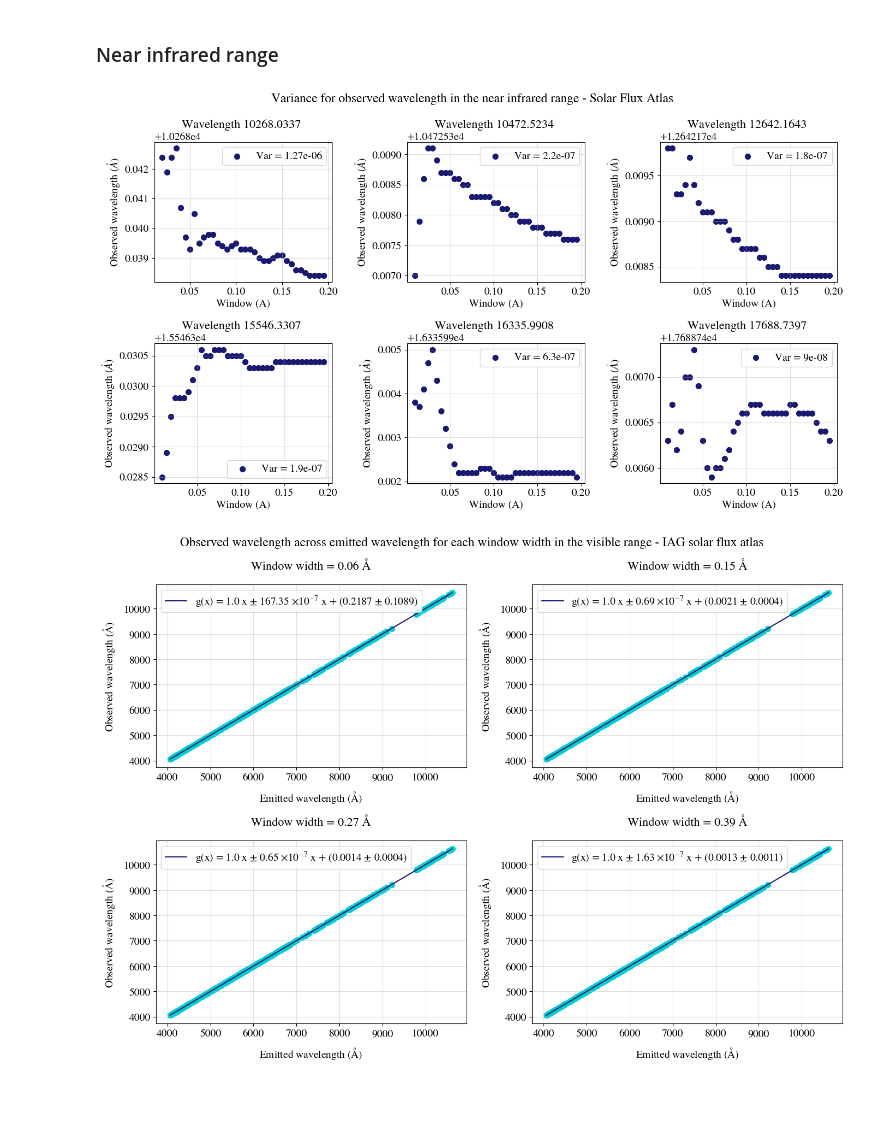
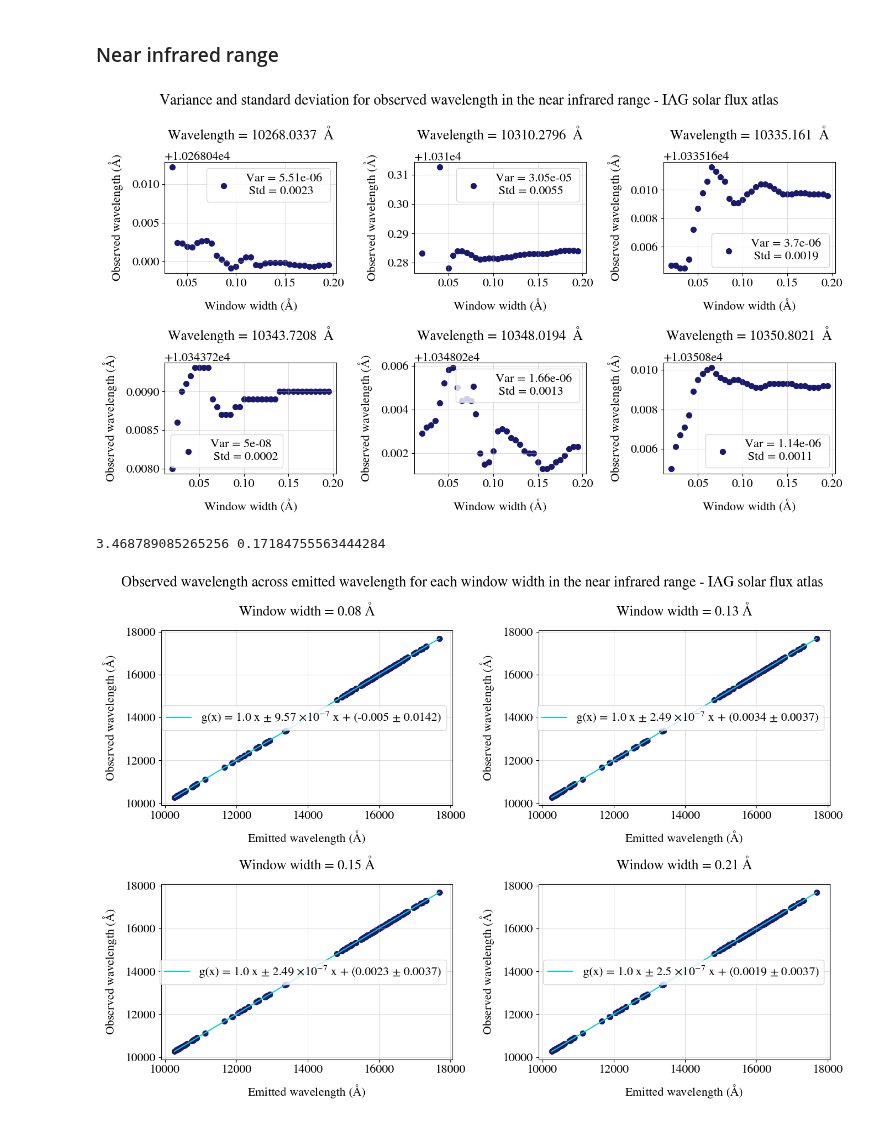
Before and after one commit to ccuellarn/Measurement-and-Characterization-of-Granulation-Patterns-in-the-IAG-Solar-Flux-Spectrum, a Jupyter notebook: Project/Characterization/Statistics/Statistical analysis.ipynb, the cells around one changed output. Cells and saved outputs as stored; diff of their text form; code cells hidden in the pictures; blank space fills up the shorter version.

```diff
--- a/Project/Characterization/Statistics/Statistical analysis.ipynb
+++ b/Project/Characterization/Statistics/Statistical analysis.ipynb
@@ -243,7 +249,7 @@ raw_lambda = pd.read_excel(r"C:\Users\clauw\Documents\Programming\Final-Project\
 # %%
 closer_lines_NIR = find_minimums(raw_data['Wave A'],raw_data['nFlux'],raw_lambda['Nave list'])
 # %%
-steps = np.arange(0.01,0.1,0.005)
+steps = np.arange(0.02,0.2,0.005)
 local_points_NIR,steps_NIR = width_minimums(closer_lines_NIR,raw_data,steps)
 # %%
 list_index = [0,12,35,62,120,145]
@@ -254,11 +260,11 @@ axes = axes.flatten()
 
 #Plot the cuadratic fit for each color
 for i, ax in enumerate(axes):
-    Values,variance, deviation = Fit_derivates(local_points_NIR[i],closer_lines_NIR['Fe line'].iloc[i],steps)
-
+    Values,variance, deviation = Fit_derivates(local_points_NIR[i],closer_lines_NIR['Fe line'].iloc[i],steps_NIR[i])
+    Values = Values[Values['Velocity'].between(-700,700)]
     ax.scatter(Values['Window (A)'],Values["Observed wavelength"],label = 'Var = {} \n Std = {}'.format(round(variance,8),round(deviation,4)),c='midnightblue',s=50)
 
-    ax.set_title(r'Wavelength = {}  Å'.format(Values["Emitted wavelength"].iloc[0]),pad=20)
+    ax.set_title(r'Wavelength = {}  Å'.format(Values["Emitted wavelength"].iloc[0]),pad=30)
     ax.set_ylabel(r'Observed wavelength $(\mathrm{\AA})$',labelpad=10)
     ax.set_xlabel(r'Window width $(\mathrm{\AA})$',labelpad=10)
     ax.grid(alpha=0.4)
@@ -267,7 +273,7 @@ for i, ax in enumerate(axes):
 fig5.tight_layout()
 # fig5.savefig('variance std NIR')
 # %% [output]
-[figure, old version]
+[figure, new version]
 # %%
 #Calculating the mean for the standard deviation and variance across all the wavelength
 var = []
@@ -275,7 +281,7 @@ std = []
 weight = []
 
 for i in range(len(closer_lines_NIR)):
-    Values,variance, deviation = Fit_derivates(local_points_NIR[i],closer_lines_NIR['Fe line'].iloc[i],steps*2)
+    Values,variance, deviation = Fit_derivates(local_points_NIR[i],closer_lines_NIR['Fe line'].iloc[i],steps_NIR[i])
     var.append(variance)
     std.append(deviation)
     weight.append(len(Values))
@@ -283,44 +289,47 @@ for i in range(len(closer_lines_NIR)):
 mean_var = np.average(var, weights=weight)
 mean_std = np.average(std, weights=weight)
 print(mean_var,mean_std)
+# %% [output]
+3.468789085265256 0.17184755563444284
 # %%
 #We selected bins for the width to see the slope for a lineal fit
 Big_Data_NIR = []
 
 for i in range(len(closer_lines_NIR)):
-    Values,_,_ = Fit_derivates(local_points_NIR[i],closer_lines_NIR['Fe line'].iloc[i],steps*2)
+    Values,_,_ = Fit_derivates(local_points_NIR[i],closer_lines_NIR['Fe line'].iloc[i],steps_NIR[i])
     Big_Data_NIR.append(Values)
 
 Data_NIR = pd.concat(Big_Data_NIR,axis=0)
 # %%
 list_index = [4,9,11,17]
 
 fig5, axes = plt.subplots(2,2,figsize=(14,10))
 fig5.suptitle('Observed wavelength across emitted wavelength for each window width in the near infrared range - IAG solar flux atlas')
 axes = axes.flatten()
 
 #Plot the cuadratic fit for each color
 for i, ax in enumerate(axes):
-    new_data = Data_NIR[Data_NIR['Window (A)']==steps[list_index[i]]*2].sort_values(by='Emitted wavelength',ascending=True).reset_index(drop=True)
+    new_data = Data_NIR[Data_NIR['Window (A)']==round(steps[list_index[i]],3)].sort_values(by='Emitted wavelength',ascending=True).reset_index(drop=True)
 
     #Data parameters
     param, cov = np.polyfit(new_data['Emitted wavelength'],new_data['Observed wavelength'], 1,cov=True)
     values_fit = np.linspace(min(new_data['Emitted wavelength']), max(new_data['Emitted wavelength']), len(new_data))
     fit = np.polyval(param,values_fit)
     error = np.sqrt(np.diag(cov))
 
     ax.scatter(new_data['Emitted wavelength'],new_data['Observed wavelength'],c='midnightblue',s=50)
     ax.plot(values_fit,fit,c='darkturquoise',label=rf'g(x) = {round(param[0],2)} x $\pm$ {round(error[0]*1e7,2)} $\times 10^{{-7}}$ x + ({round(param[1],4)} $\pm$ {round(error[1],4)})')
 
     ax.set_title('Window width = {} Å'.format(round(steps[list_index[i]]*2,4)),pad=20)
     ax.set_ylabel(r'Observed wavelength $(\mathrm{\AA})$',labelpad=10)
     ax.set_xlabel(r'Emitted wavelength $(\mathrm{\AA})$',labelpad=10)
     ax.grid(alpha=0.4)
     ax.legend()
 
 fig5.tight_layout()
+# fig5.savefig('variance slopes NIR')
 # %% [output]
-[figure, old version]
+[figure, new version]
 # %%
 list_slopes_NIR = []
 for each in steps:
```
Also changed, not shown: parts of 13 cells of this notebook, 24 other files.
